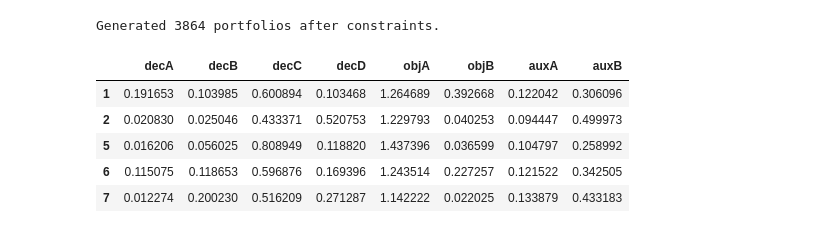
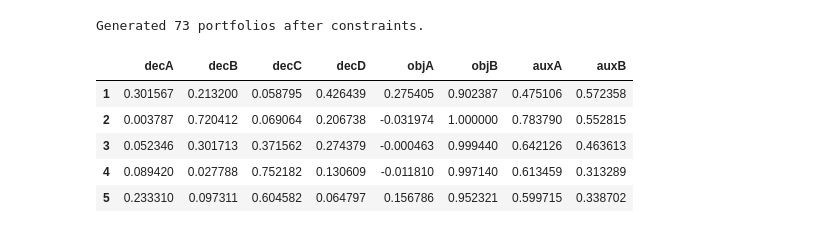
Before and after one commit to Gunterinos/synthetic_data_generation, a Jupyter notebook: generator.ipynb, the cells around one changed output. Saved outputs shown, nothing was run; the diff lists cells and outputs as text; code cells hidden in the pictures.

Commit message:
push the DTLZ2 generator for mock portfolio data

```diff
--- a/generator.ipynb
+++ b/generator.ipynb
@@ -72,45 +117,45 @@ class AbstractPortfolioGenerator:
         return df
 # %%
 # --- CONFIGURATION ---
-N_SAMPLES = 5000
-N_DECISIONS = 4  # e.g., Cash, Bonds, Stocks, Crypto
-N_OBJECTIVES = 2 # e.g., Risk, Return
-N_AUX = 2        # e.g., ESG Score, Liquidity
+N_SAMPLES = 100
+N_DECISIONS = 4
+N_OBJECTIVES = 2
+N_AUX = 2
+CURVATURE = 3        # 1.0=Spherical, 2.0=Linear, 0.5=Convex, >3.0=Concave
+PARETO_SPREAD = 0.1  # 0.0=On front, 1.0=Full spread
+OBJ_DIRECTIONS = ['max', 'max']  # 'min' or 'max' per objective
 
-# Initialize
 gen = AbstractPortfolioGenerator(
     n_decisions=N_DECISIONS,
     n_objectives=N_OBJECTIVES,
     n_aux=N_AUX
 )
 
 # --- CONSTRAINTS ---
-# Define constraints using lambda functions based on column names.
-# Example: 'decA' (first asset) must be less than 40%
 decision_rules = [
     lambda r: r['decA'] < 0.40,
-    # lambda r: r['decB'] > 0.10  # Uncomment to add more
 ]
 
-# Example: 'objA' (first objective) must be less than 1.5
 objective_rules = [
     lambda r: r['objA'] < 1.5
 ]
 
-# Generate
 df = gen.generate(
     n_samples=N_SAMPLES,
     dec_constraints=decision_rules,
-    obj_constraints=objective_rules
+    obj_constraints=objective_rules,
+    curvature=CURVATURE,
+    pareto_spread=PARETO_SPREAD,
+    obj_directions=OBJ_DIRECTIONS
 )
 
 print(f"Generated {len(df)} portfolios after constraints.")
 df.head()
 # %% [output]
-Generated 3864 portfolios after constraints.
+Generated 73 portfolios after constraints.
 |  | decA | decB | decC | decD | objA | objB | auxA | auxB |
-| 1 | 0.191653 | 0.103985 | 0.600894 | 0.103468 | 1.264689 | 0.392668 | 0.122042 | 0.306096 |
-| 2 | 0.020830 | 0.025046 | 0.433371 | 0.520753 | 1.229793 | 0.040253 | 0.094447 | 0.499973 |
-| 5 | 0.016206 | 0.056025 | 0.808949 | 0.118820 | 1.437396 | 0.036599 | 0.104797 | 0.258992 |
-| 6 | 0.115075 | 0.118653 | 0.596876 | 0.169396 | 1.243514 | 0.227257 | 0.121522 | 0.342505 |
-| 7 | 0.012274 | 0.200230 | 0.516209 | 0.271287 | 1.142222 | 0.022025 | 0.133879 | 0.433183 |
+| 1 | 0.301567 | 0.213200 | 0.058795 | 0.426439 | 0.275405 | 0.902387 | 0.475106 | 0.572358 |
+| 2 | 0.003787 | 0.720412 | 0.069064 | 0.206738 | -0.031974 | 1.000000 | 0.783790 | 0.552815 |
+| 3 | 0.052346 | 0.301713 | 0.371562 | 0.274379 | -0.000463 | 0.999440 | 0.642126 | 0.463613 |
+| 4 | 0.089420 | 0.027788 | 0.752182 | 0.130609 | -0.011810 | 0.997140 | 0.613459 | 0.313289 |
+| 5 | 0.233310 | 0.097311 | 0.604582 | 0.064797 | 0.156786 | 0.952321 | 0.599715 | 0.338702 |
```
Also changed, not shown: parts of 5 cells of this notebook.
